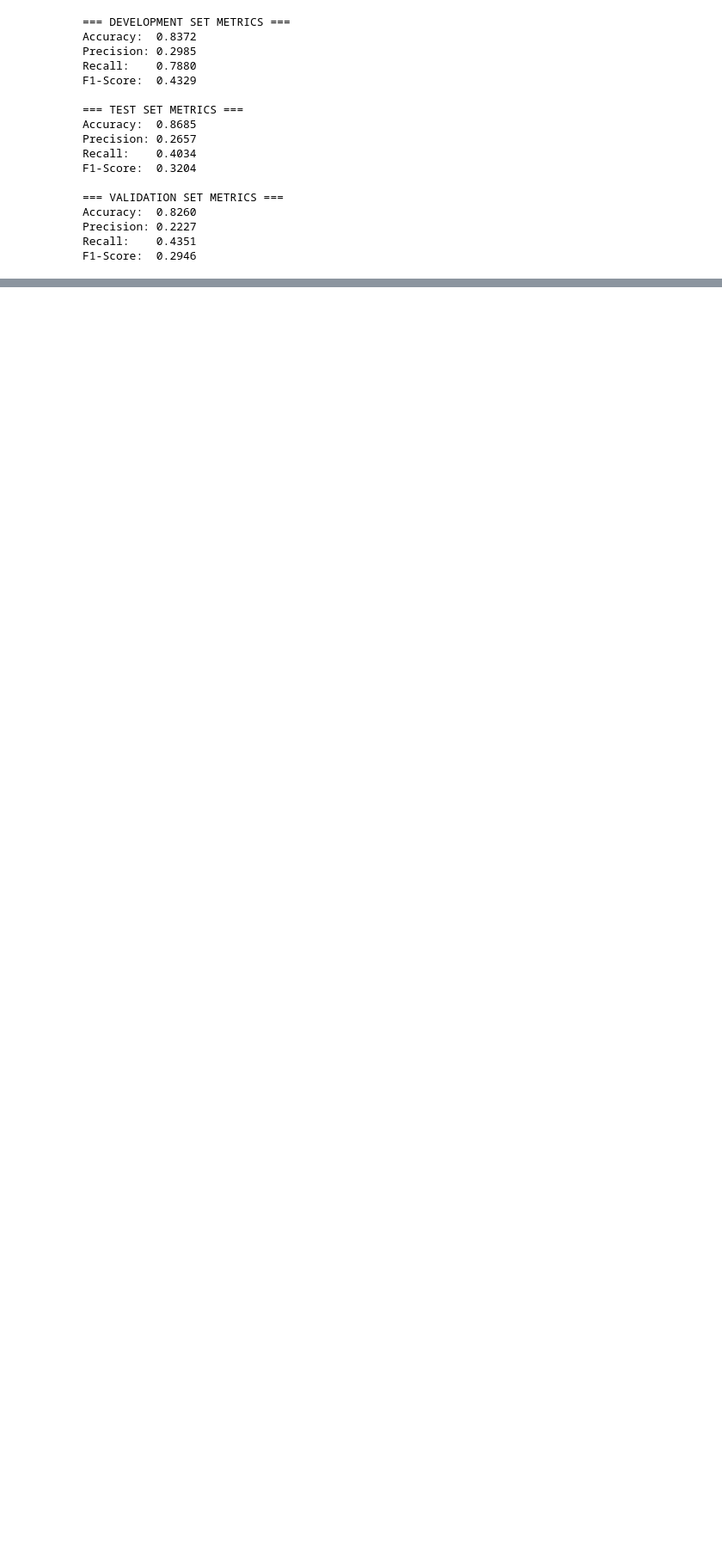
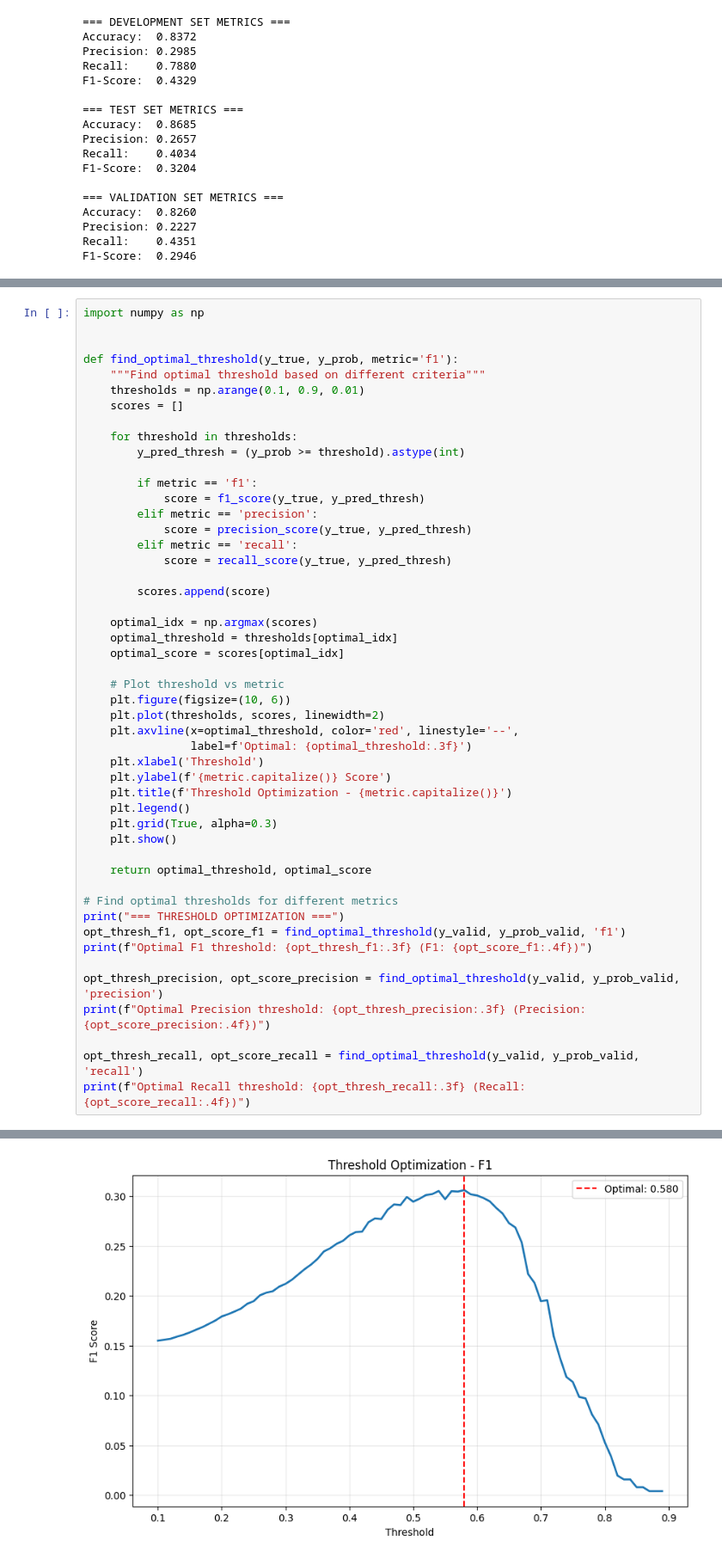
Before and after one commit to JohnnyWalker010/fraud_transaction_detection, a Jupyter notebook: fraud_transactions_detection.ipynb, the cells around one changed output, grey strips where cells are left out. Shown at 86% size. Cells and saved outputs as stored; diff of their text form; blank space fills up the shorter version.

```diff
--- a/fraud_transactions_detection.ipynb
+++ b/fraud_transactions_detection.ipynb
@@ -433,0 +494,50 @@ True Positives (Correctly identified fraud): 218
+# %%
+import numpy as np
+
+
+def find_optimal_threshold(y_true, y_prob, metric='f1'):
+    """Find optimal threshold based on different criteria"""
+    thresholds = np.arange(0.1, 0.9, 0.01)
+    scores = []
+
+    for threshold in thresholds:
+        y_pred_thresh = (y_prob >= threshold).astype(int)
+
+        if metric == 'f1':
+            score = f1_score(y_true, y_pred_thresh)
+        elif metric == 'precision':
+            score = precision_score(y_true, y_pred_thresh)
+        elif metric == 'recall':
+            score = recall_score(y_true, y_pred_thresh)
+
+        scores.append(score)
+
+    optimal_idx = np.argmax(scores)
+    optimal_threshold = thresholds[optimal_idx]
+    optimal_score = scores[optimal_idx]
+
+    # Plot threshold vs metric
+    plt.figure(figsize=(10, 6))
+    plt.plot(thresholds, scores, linewidth=2)
+    plt.axvline(x=optimal_threshold, color='red', linestyle='--',
+                label=f'Optimal: {optimal_threshold:.3f}')
+    plt.xlabel('Threshold')
+    plt.ylabel(f'{metric.capitalize()} Score')
+    plt.title(f'Threshold Optimization - {metric.capitalize()}')
+    plt.legend()
+    plt.grid(True, alpha=0.3)
+    plt.show()
+
+    return optimal_threshold, optimal_score
+
+# Find optimal thresholds for different metrics
+print("=== THRESHOLD OPTIMIZATION ===")
+opt_thresh_f1, opt_score_f1 = find_optimal_threshold(y_valid, y_prob_valid, 'f1')
+print(f"Optimal F1 threshold: {opt_thresh_f1:.3f} (F1: {opt_score_f1:.4f})")
+
+opt_thresh_precision, opt_score_precision = find_optimal_threshold(y_valid, y_prob_valid, 'precision')
+print(f"Optimal Precision threshold: {opt_thresh_precision:.3f} (Precision: {opt_score_precision:.4f})")
+
+opt_thresh_recall, opt_score_recall = find_optimal_threshold(y_valid, y_prob_valid, 'recall')
+print(f"Optimal Recall threshold: {opt_thresh_recall:.3f} (Recall: {opt_score_recall:.4f})")
+# %% [output]
@@ -433,0 +545 @@ True Positives (Correctly identified fraud): 218
+[figure, added]
```
Also changed, not shown: parts of 5 cells of this notebook.
